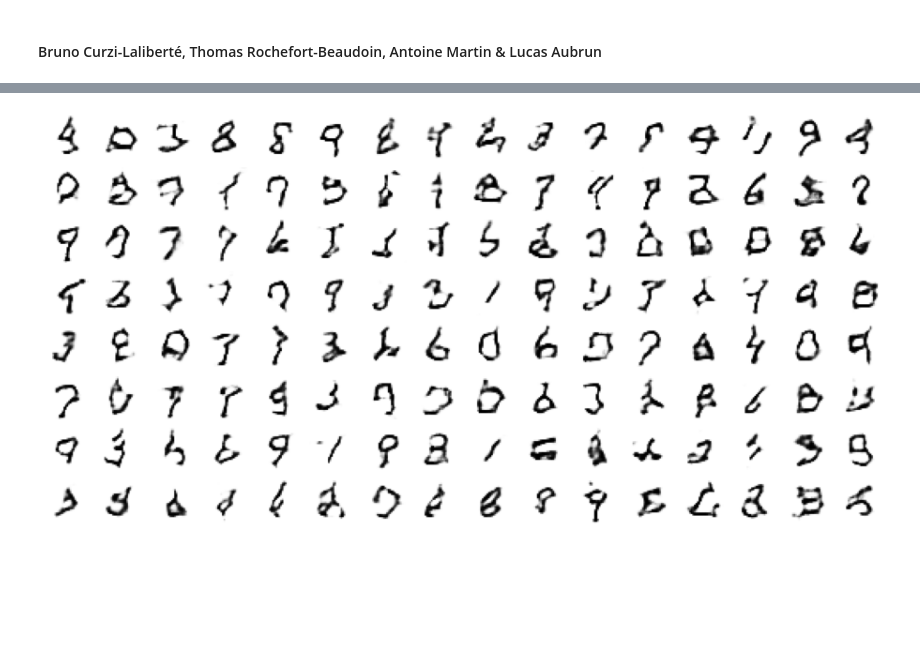
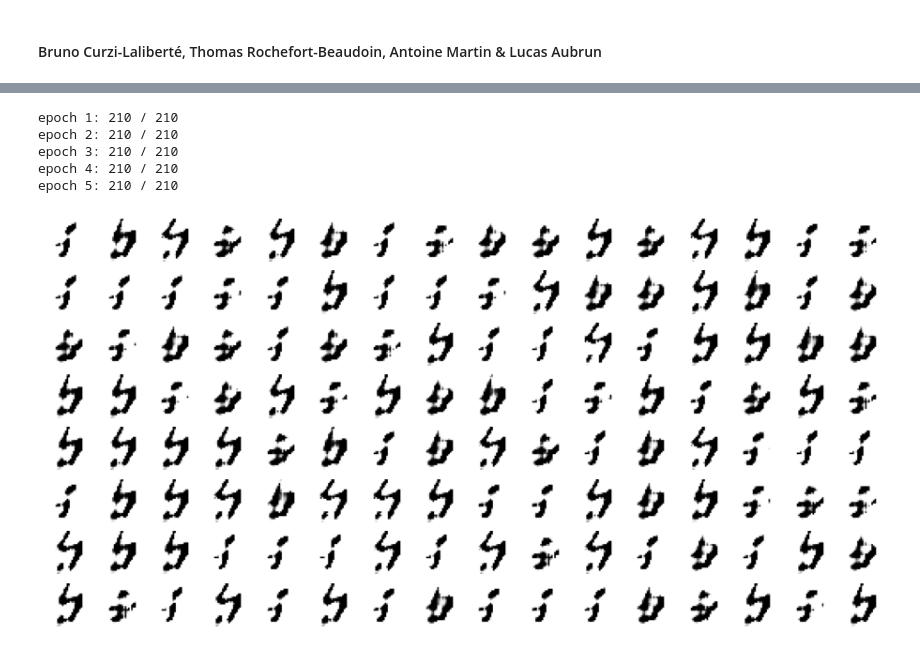
Before and after one commit to BrunoC-L/8225-project, a Jupyter notebook: gan.ipynb, the cells around one changed output, grey strips where cells are left out. Cells and saved outputs as stored; diff of their text form; code cells hidden in the pictures; blank space fills up the shorter version.

```diff
--- a/gan.ipynb
+++ b/gan.ipynb
@@ -83,6 +65,6 @@ def Discriminator():
     discriminator.add(tensorflow.keras.layers.Dropout(0.4))
     discriminator.add(tensorflow.keras.layers.Flatten())
     discriminator.add(tensorflow.keras.layers.Dense(1, activation='sigmoid'))
-    opt = tensorflow.keras.optimizers.Adam(lr=0.0002, beta_1=0.5) # 0.5 is interesting
+    opt = tensorflow.keras.optimizers.Adam(lr=1e-4, beta_1=0.5) # 0.5 is interesting
     discriminator.compile(loss='binary_crossentropy', optimizer=opt, metrics=['accuracy'])
     return discriminator
@@ -92,8 +92,6 @@ def Discriminator():
 def GAN(G, D):
     D.trainable = False
     gan = tensorflow.keras.models.Sequential([G, D])
-    opt = tensorflow.keras.optimizers.Adam(lr=0.0002, beta_1=0.5) # 0.5 is interesting
+    opt = tensorflow.keras.optimizers.Adam(lr=1e-4, beta_1=0.5) # 0.5 is interesting
     gan.compile(loss='binary_crossentropy', optimizer=opt)
     return gan
-# %%
-latentDimension = 100
@@ -142,11 +122,32 @@ epoch 20
 # %%
-S = 8
-X = generator.predict(np.random.randn(latentDimension * 2 * S * S).reshape((2 * S * S, latentDimension)))
-plt.subplots(figsize=(2*S, S))
-for i in range(2 * S * S):
-    plt.subplot(S, 2 * S, 1 + i)
-    plt.axis('off')
-    plt.imshow(X[i, :, :, 0], cmap='gray_r')
-plt.show()
+def plotSome():
+    S = 8
+    X = generator.predict(np.random.randn(latentDimension * 2 * S * S).reshape((2 * S * S, latentDimension)))
+    plt.subplots(figsize=(2*S, S))
+    for i in range(2 * S * S):
+        plt.subplot(S, 2 * S, 1 + i)
+        plt.axis('off')
+        plt.imshow(X[i, :, :, 0], cmap='gray_r')
+    plt.show()
-# %% [output]
-[figure, removed]
+# %%
+latentDimension = 1
+discriminator = Discriminator()
+generator = Generator(latentDimension)
+gan = GAN(generator, discriminator)
+train(
+    generator,
+    discriminator,
+    gan,
+    latentDimension,
+    epochs = 5,
+    subepochbegincallback = lambda ep, subep: print(f'\repoch {ep}: {subep} / {nsub}', end=''),
+    epochendcallback = lambda ep: print(),
+)
+plotSome()
+# %% [output]
+epoch 1: 210 / 210
+epoch 2: 210 / 210
+epoch 3: 210 / 210
+epoch 4: 210 / 210
+epoch 5: 210 / 210
+[figure, added]
```
Also changed, not shown: parts of 13 cells of this notebook, 5 other files.
